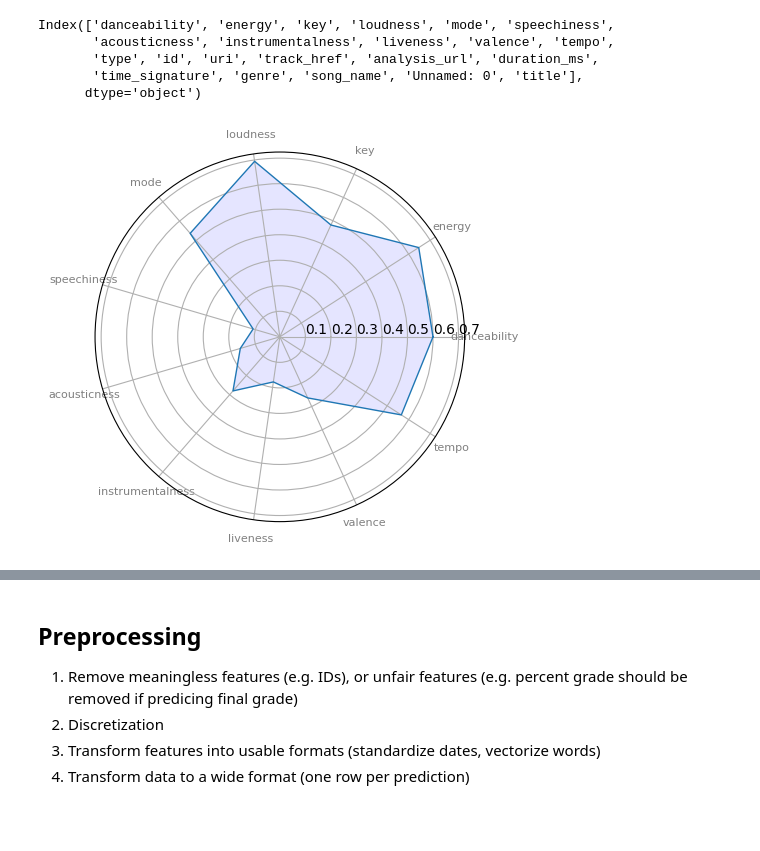
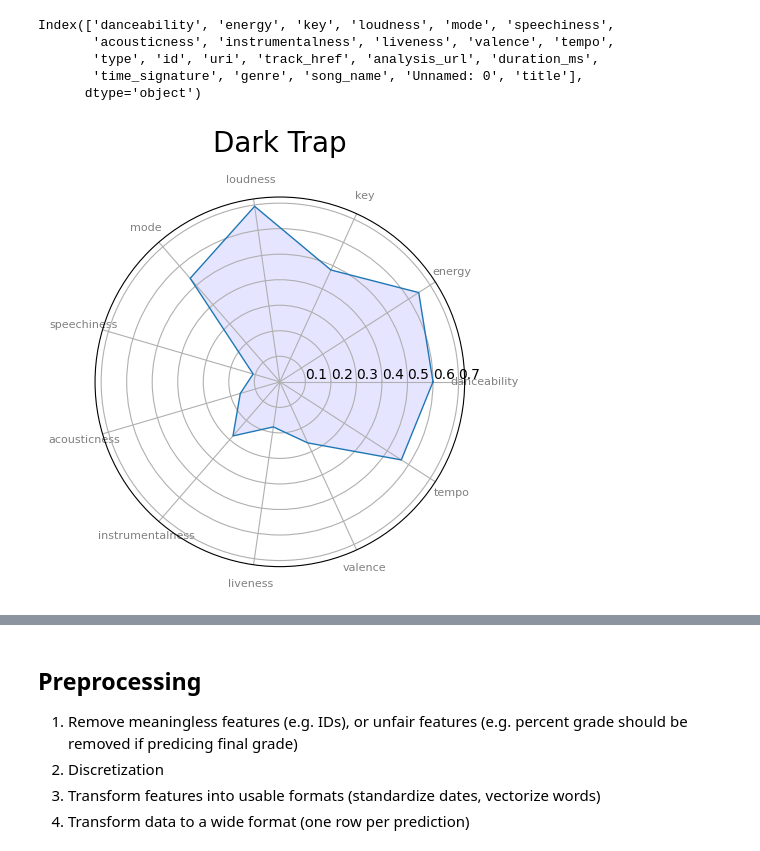
Before and after one commit to michaelwnau/_my_notebooks_ML_data_science, a Jupyter notebook: spotify_exploratory_analysis_P1.ipynb, the cells around one changed output, grey strips where cells are left out. Drawn from its saved outputs; the diff is of its cells as text; code cells hidden in the pictures; blank space fills up the shorter version.

```diff
--- a/spotify_exploratory_analysis_P1.ipynb
+++ b/spotify_exploratory_analysis_P1.ipynb
@@ -312,6 +312,9 @@ Index(['danceability', 'energy', 'key', 'loudness', 'mode', 'speechiness',
        'time_signature', 'genre', 'song_name', 'Unnamed: 0', 'title'],
       dtype='object')
 # %%
+# This the test of the spider or radial graph using `Dark Trap`
+
+
 import matplotlib.pyplot as plt
 from math import pi
 
@@ -328,31 +331,34 @@ attributes = ['danceability', 'energy', 'key', 'loudness', 'mode', 'speechiness'
 # Create a list of values for each attribute (normalized to 0-1 range)
 values = [(means[attr] - min(genres[attr])) / (max(genres[attr]) - min(genres[attr])) for attr in attributes]
 
 # Add the first value to the end of the list to complete the circular plot
 values += values[:1]
 
 # Number of variables
 num_vars = len(attributes)
 
 # Compute angle of each axis in the plot (divide the plot / number of variable)
 angles = [n / float(num_vars) * 2 * pi for n in range(num_vars)]
 angles += angles[:1]
 
 # Initialise the spider plot
 ax = plt.subplot(111, polar=True)
 
 # Draw one axe per variable + add labels
 plt.xticks(angles[:-1], attributes, color='grey', size=8)
 
 # Draw ylabels
 ax.set_rlabel_position(0)
 
 # Plot data
 ax.plot(angles, values, linewidth=1, linestyle='solid')
 
 # Fill area
 ax.fill(angles, values, 'b', alpha=0.1)
 
+# Set title
+plt.title('Dark Trap', size=20, color='black', y=1.1)
+
 plt.show()
 # %% [output]
-[figure, old version]
+[figure, new version]
```
Also changed, not shown: parts of 1 cell of this notebook.
